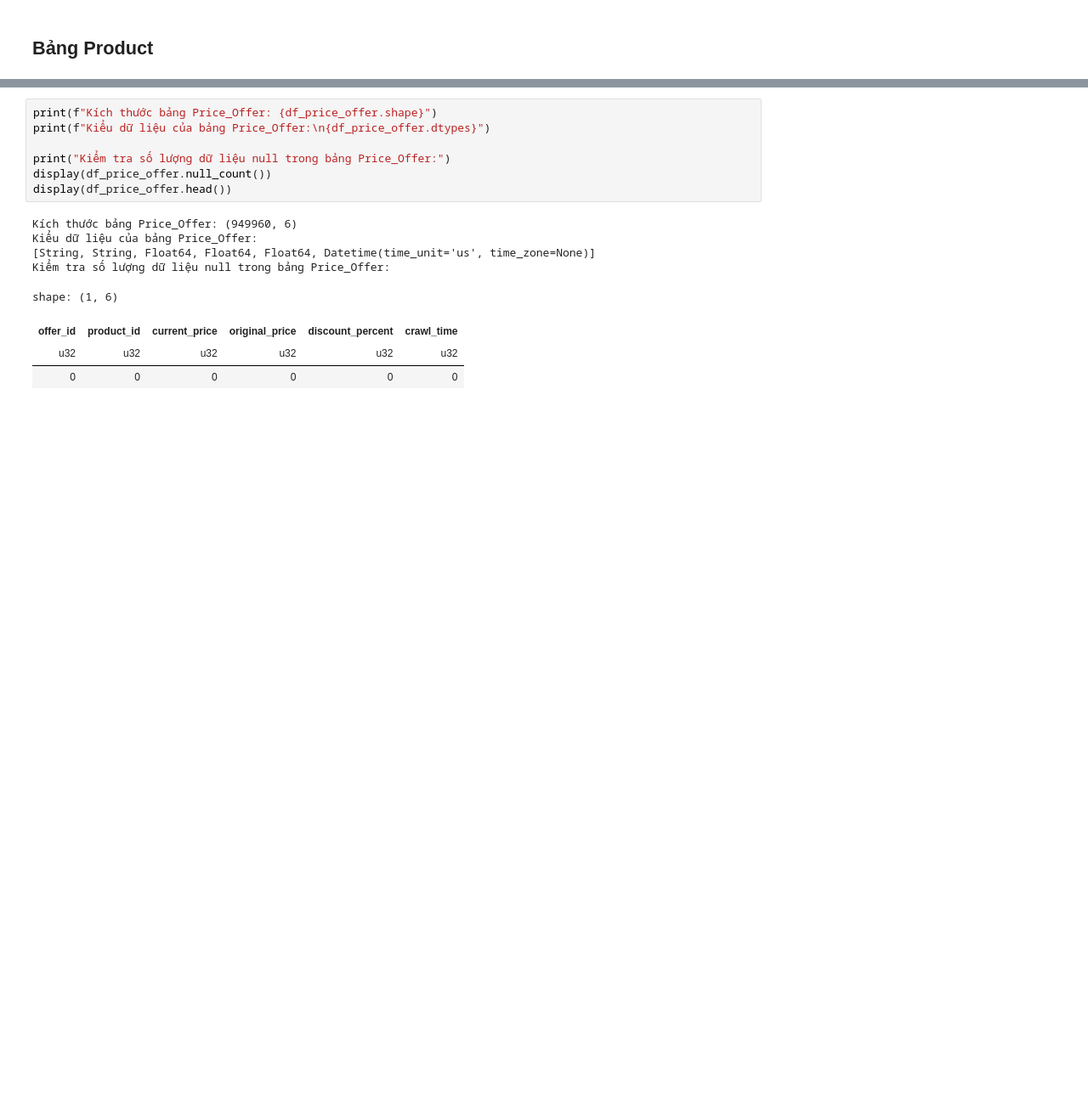
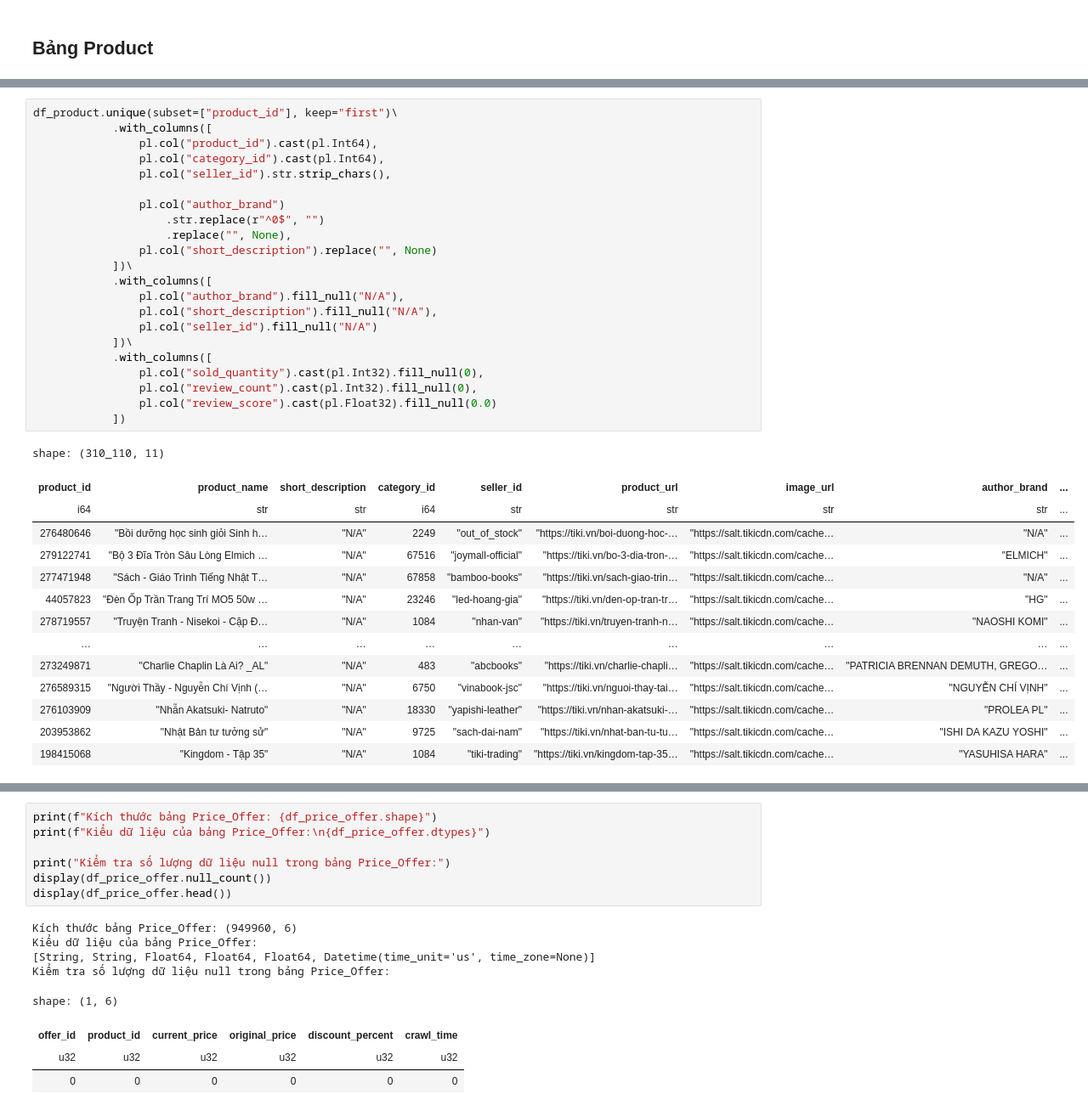
Before and after one commit to khoa26/ecommerce_analysis, a Jupyter notebook: notebooks/02_data_preprocessing.ipynb, the cells around one changed output, grey strips where cells are left out. Shown at 85% size. Saved outputs shown, nothing was run; the diff lists cells and outputs as text; blank space fills up the shorter version.

```diff
--- a/notebooks/02_data_preprocessing.ipynb
+++ b/notebooks/02_data_preprocessing.ipynb
@@ -192,3 +198,40 @@ shape: (10, 11)
 | "270785875" | "Kỳ Thi Năng Lực Nhật Ngữ N2 - … | "N/A" | "67878" | "he-thong-nha-sach-abc" | "https://tiki.vn/ky-thi-nang-lu… | "https://salt.tikicdn.com/cache… | "Mua 2 giảm 5K" | ... |
 | "263564208" | "Kỳ Thi Năng Lực Nhật Ngữ N2 - … | "N/A" | "67878" | "he-thong-nha-sach-abc" | "https://tiki.vn/ky-thi-nang-lu… | "https://salt.tikicdn.com/cache… | "Mua 2 giảm 5K" | ... |
 | "263088501" | "Kỳ Thi Năng Lực Nhật Ngữ N2 - … | "N/A" | "67878" | "he-thong-nha-sach-abc" | "https://tiki.vn/ky-thi-nang-lu… | "https://salt.tikicdn.com/cache… | "Mua 2 giảm 5K" | ... |
+# %%
+df_product.unique(subset=["product_id"], keep="first")\
+            .with_columns([
+                pl.col("product_id").cast(pl.Int64),
+                pl.col("category_id").cast(pl.Int64),
+                pl.col("seller_id").str.strip_chars(),
+
+                pl.col("author_brand")
+                    .str.replace(r"^0$", "")
+                    .replace("", None),
+                pl.col("short_description").replace("", None)
+            ])\
+            .with_columns([
+                pl.col("author_brand").fill_null("N/A"),
+                pl.col("short_description").fill_null("N/A"),
+                pl.col("seller_id").fill_null("N/A")
+            ])\
+            .with_columns([
+                pl.col("sold_quantity").cast(pl.Int32).fill_null(0),
+                pl.col("review_count").cast(pl.Int32).fill_null(0),
+                pl.col("review_score").cast(pl.Float32).fill_null(0.0)
+            ])
+# %% [output]
+shape: (310_110, 11)
+| product_id | product_name | short_description | category_id | seller_id | product_url | image_url | author_brand | ... |
+| i64 | str | str | i64 | str | str | str | str | ... |
+| 276480646 | "Bồi dưỡng học sinh giỏi Sinh h… | "N/A" | 2249 | "out_of_stock" | "https://tiki.vn/boi-duong-hoc-… | "https://salt.tikicdn.com/cache… | "N/A" | ... |
+| 279122741 | "Bộ 3 Đĩa Tròn Sâu Lòng Elmich … | "N/A" | 67516 | "joymall-official" | "https://tiki.vn/bo-3-dia-tron-… | "https://salt.tikicdn.com/cache… | "ELMICH" | ... |
+| 277471948 | "Sách - Giáo Trình Tiếng Nhật T… | "N/A" | 67858 | "bamboo-books" | "https://tiki.vn/sach-giao-trin… | "https://salt.tikicdn.com/cache… | "N/A" | ... |
+| 44057823 | "Đèn Ốp Trần Trang Trí MO5 50w … | "N/A" | 23246 | "led-hoang-gia" | "https://tiki.vn/den-op-tran-tr… | "https://salt.tikicdn.com/cache… | "HG" | ... |
+| 278719557 | "Truyện Tranh - Nisekoi - Cặp Đ… | "N/A" | 1084 | "nhan-van" | "https://tiki.vn/truyen-tranh-n… | "https://salt.tikicdn.com/cache… | "NAOSHI KOMI" | ... |
+| … | … | … | … | … | … | … | … | ... |
+| 273249871 | "Charlie Chaplin Là Ai? _AL" | "N/A" | 483 | "abcbooks" | "https://tiki.vn/charlie-chapli… | "https://salt.tikicdn.com/cache… | "PATRICIA BRENNAN DEMUTH, GREGO… | ... |
+| 276589315 | "Người Thầy - Nguyễn Chí Vịnh (… | "N/A" | 6750 | "vinabook-jsc" | "https://tiki.vn/nguoi-thay-tai… | "https://salt.tikicdn.com/cache… | "NGUYỄN CHÍ VỊNH" | ... |
+| 276103909 | "Nhẫn Akatsuki- Natruto" | "N/A" | 18330 | "yapishi-leather" | "https://tiki.vn/nhan-akatsuki-… | "https://salt.tikicdn.com/cache… | "PROLEA PL" | ... |
+| 203953862 | "Nhật Bản tư tưởng sử" | "N/A" | 9725 | "sach-dai-nam" | "https://tiki.vn/nhat-ban-tu-tu… | "https://salt.tikicdn.com/cache… | "ISHI DA KAZU YOSHI" | ... |
+| 198415068 | "Kingdom - Tập 35" | "N/A" | 1084 | "tiki-trading" | "https://tiki.vn/kingdom-tap-35… | "https://salt.tikicdn.com/cache… | "YASUHISA HARA" | ... |
```
Also changed, not shown: parts of 15 cells of this notebook.
